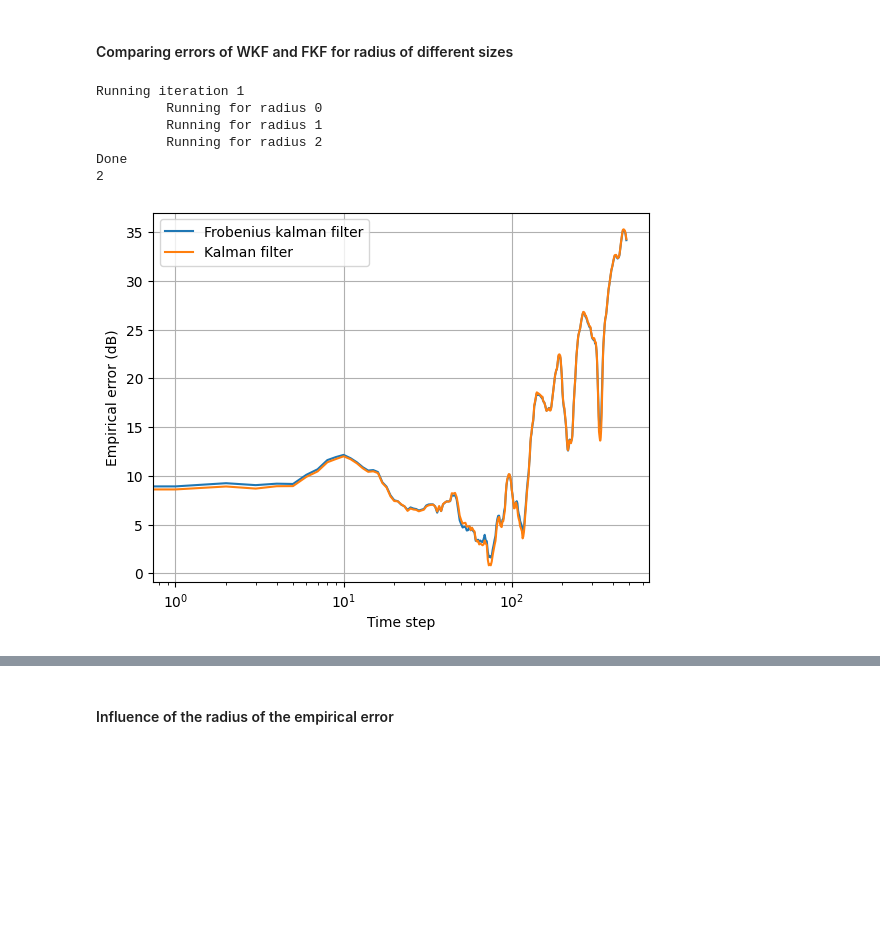
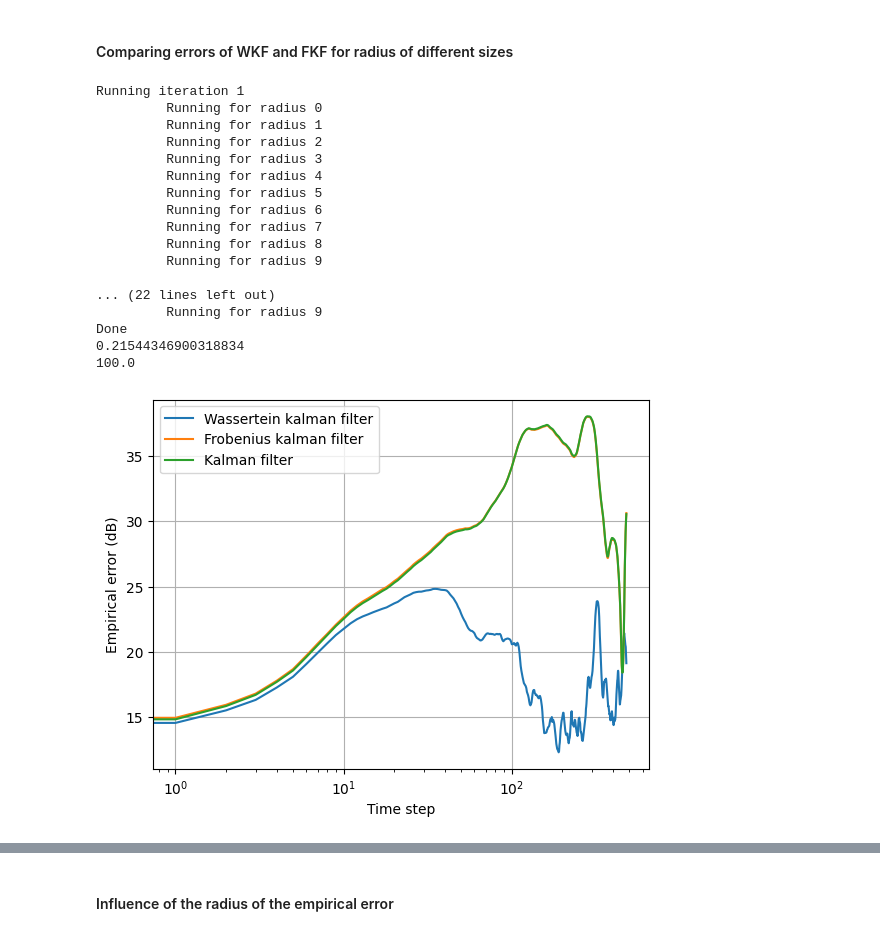
Before and after one commit to LudovicDeMatteis/FrobeniusKalmanFilter, a Jupyter notebook: Implementations.ipynb, the cells around one changed output, grey strips where cells are left out. Drawn from its saved outputs; the diff is of its cells as text; code cells hidden in the pictures; blank space fills up the shorter version.

```diff
--- a/Implementations.ipynb
+++ b/Implementations.ipynb
@@ -223,7 +223,8 @@ def generate_data(sys, x0, T, coeff, is_TV):
     x_prev = x0
     x = np.zeros((n, T))
     y = np.zeros((m, T))
-    Delta = np.random.uniform(-1, 1) # uniform on -1, 1
+    #Delta = np.random.uniform(-1, 1) # uniform on -1, 1
+    Delta = np.random.normal(0, 1)
     A_purt = sys.A + np.matrix([[0, coeff * Delta],[0 ,0]])
     for t in range(T):
         x[:, t] = (A_purt@x_prev + sys.B@np.random.normal(size=(d, 1))).reshape(n,)
@@ -318,7 +319,6 @@ def FKF(sys, r, Y, x0, V0):
 #### Comparing errors of WKF and FKF for radius of different sizes
 # %%
 #np.random.seed(12345)
-
 n = 2
 m = 1
 d = n + m
@@ -331,26 +331,27 @@ D = np.array([0, 0, 1])
 
 sys = ct.StateSpace(A, B, C, D)
 
-run_count = 1
+run_count = 3
 T = 500
 
 x0 = np.zeros((n, 1))
 V0 = np.eye(n)
 #all_r = np.arange(1,4,0.5)*1e1
-all_r = np.logspace(0, 5, 3)
+all_r = np.logspace(-2, 2, 10)
 
-list_TV = [False]#, False, True, True]
+list_TV = [False, False, True, True]
 list_coeff = [1, 10, 1, 10]
 
 execution_time = np.zeros((2, len(all_r), len(list_TV), run_count))
 kalman_time = np.zeros((len(list_TV), run_count))
 
+
+# Initialisation
+err_KF = np.zeros((T, run_count, 1, len(list_TV)))
+err_WKF = np.zeros((T, run_count, len(all_r), len(list_TV)))
+err_FKF = np.zeros((T, run_count, len(all_r), len(list_TV)))
+
 for j in range(len(list_TV)):
-    # Initialisation
-    err_KF = np.zeros((T, run_count, 1))
-    err_WKF = np.zeros((T, run_count, len(all_r)))
-    err_FKF = np.zeros((T, run_count, len(all_r)))
-
     # Parameters
     is_TV = list_TV[j]   # Time varying perturbations
     coeff = list_coeff[j]       # Amplitude of the perturbation
@@ -360,50 +361,62 @@ for j in range(len(list_TV)):
         x, y, y0 = generate_data(sys, x0, T, coeff, is_TV)
         for k in range(len(all_r)):
             print(f"\t Running for radius {k}")
-            #start = time.time()
-            #x_hat, _, _, _ = WKF(sys, all_r[k], y, x0, V0)
-            #execution_time[0, k, j, i] = time.time() - start
-            #err_WKF[:, i, k] = np.sum((x-x_hat)**2, 0)
+            start = time.time()
+            x_hat, _, _, _ = WKF(sys, all_r[k], y, x0, V0)
+            execution_time[0, k, j, i] = time.time() - start
+            err_WKF[:, i, k, j] = np.sum((x-x_hat)**2, 0)
 
             start = time.time()
             x_hat_fro, V_fro, S_fro = FKF(sys, all_r[k], y, x0, V0)
             execution_time[1, k, j, i] = time.time() - start
-            err_FKF[:, i, k] = np.sum((x-x_hat_fro)**2, 0)
+            err_FKF[:, i, k, j] = np.sum((x-x_hat_fro)**2, 0)
 
         start = time.time()
         x_hat_KF, V_KF, S_KF = FKF(sys, 0.0, y, x0, V0)
-        kalman_time[j,i] = time.time()-start
-        err_KF[:, i, 0] = np.sum((x-x_hat_KF)**2, 0)
+        kalman_time[j, i] = time.time()-start
+        err_KF[:, i, 0, j] = np.sum((x-x_hat_KF)**2, 0)
     print("Done")
 
     ## TODO Change
-    #tmp = np.mean(np.mean(err_WKF, 1), 0)
-    #k_rho = np.argmin(tmp)
-    #log_err_WKF = 10*np.log10(np.mean(err_WKF[:,:,k_rho], 1))
+    tmp = np.mean(np.mean(err_WKF[:, :, :, j], 1), 0)
+    k_rho = np.argmin(tmp)
+    print(all_r[k_rho])
+    log_err_WKF = 10*np.log10(np.mean(err_WKF[:, :, k_rho, j], 1))
 
-    tmp = np.mean(np.mean(err_FKF, 1), 0)
+    tmp = np.mean(np.mean(err_FKF[:, :, :, j], 1), 0)
     k_rho = np.argmin(tmp)
-    print(k_rho)
-    log_err_FKF = 10*np.log10(np.mean(err_FKF[:,:,k_rho], 1))
+    print(all_r[k_rho])
+    log_err_FKF = 10*np.log10(np.mean(err_FKF[:, :, k_rho, j], 1))
 
-    log_err_KF = 10*np.log10(np.mean(err_KF[:,:,-1], 1))
+    log_err_KF = 10*np.log10(np.mean(err_KF[:, :, 0, j], 1))
 
     fig = plt.figure()
-    #plt.plot(smooth(log_err_WKF), label='Wassertein kalman filter')
+    plt.plot(smooth(log_err_WKF), label='Wassertein kalman filter')
     plt.plot(smooth(log_err_FKF), label='Frobenius kalman filter')
     plt.plot(smooth(log_err_KF), label='Kalman filter')
     plt.xscale('log')
     plt.grid()
     plt.legend()
     plt.xlabel("Time step")
     plt.ylabel("Empirical error (dB)")
-    plt.savefig(f"Empirical_error_compare_{is_TV}_{coeff}")
+    plt.savefig(f"Empirical_error_compare_{is_TV}_{coeff}.png")
     plt.show()
 # %% [output]
 Running iteration 1
          Running for radius 0
          Running for radius 1
          Running for radius 2
+         Running for radius 3
+         Running for radius 4
+         Running for radius 5
+         Running for radius 6
+         Running for radius 7
+         Running for radius 8
+         Running for radius 9
+
+... (22 lines left out)
+         Running for radius 9
 Done
-2
+0.21544346900318834
+100.0
-[figure, old version]
+[figure, new version]
```
Also changed, not shown: parts of 5 cells of this notebook.
